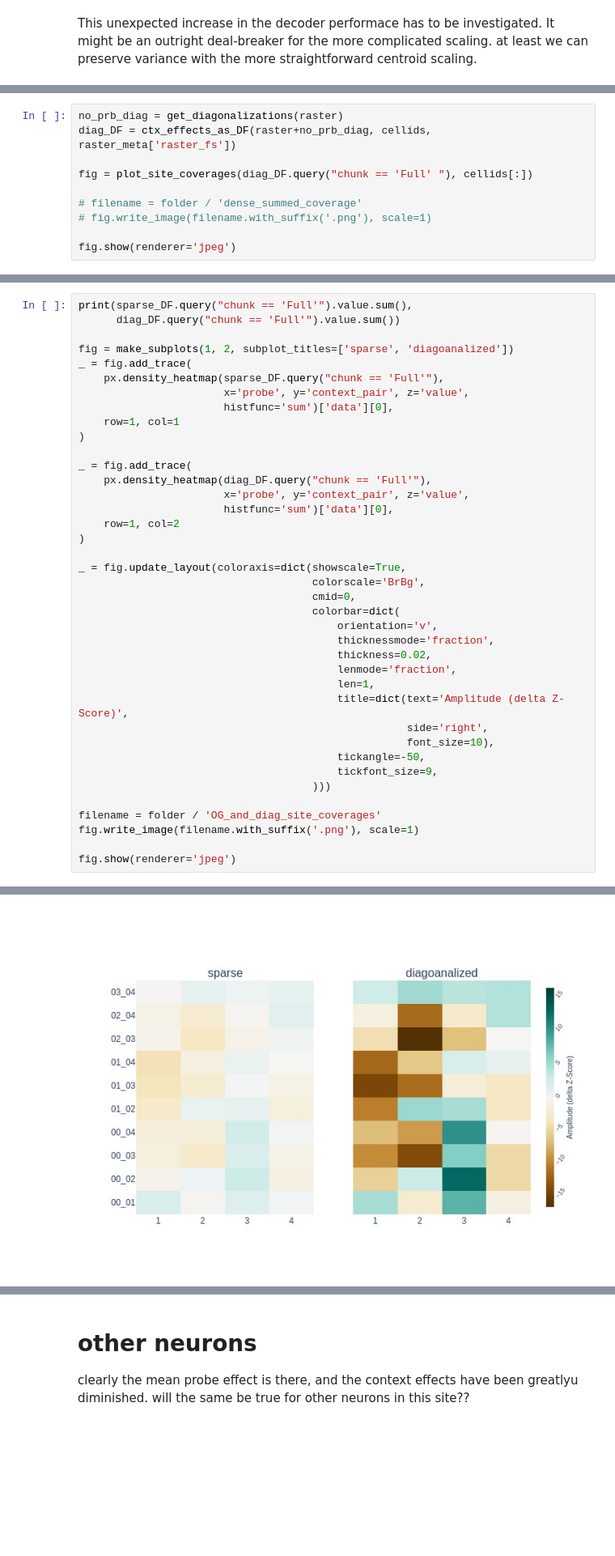
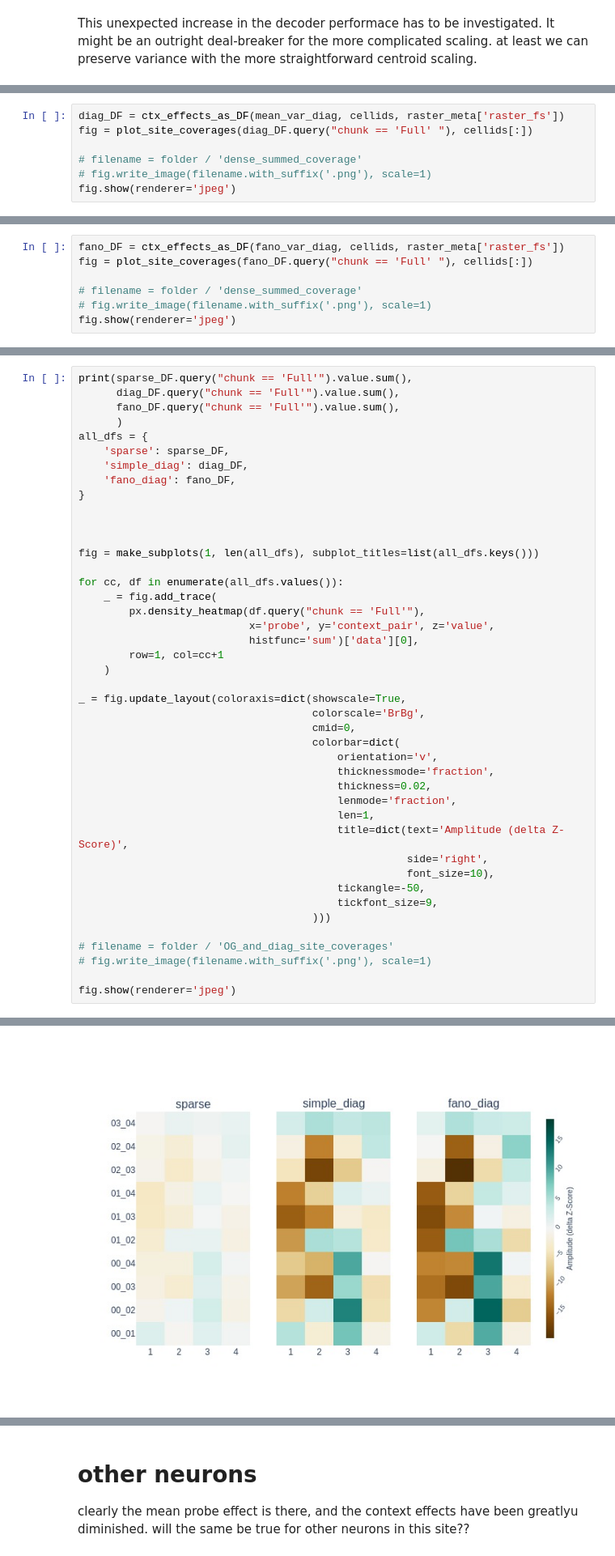
Before and after one commit to Mateo-Lopez-Espejo/context_probe_analysis, a Jupyter notebook: notebooks/221219_decoder.ipynb, the cells around one changed output, grey strips where cells are left out. Shown: that part at 81% size. Drawn from its saved outputs; the diff is of its cells as text; blank space fills up the shorter version.

```diff
--- a/notebooks/221219_decoder.ipynb
+++ b/notebooks/221219_decoder.ipynb
@@ -965,13 +849,10 @@ fig.show(renderer='jpeg')
 # %% [output]
 [figure]
 # %%
-no_prb_diag = get_diagonalizations(raster)
-diag_DF = ctx_effects_as_DF(raster+no_prb_diag, cellids, raster_meta['raster_fs'])
-
+diag_DF = ctx_effects_as_DF(mean_var_diag, cellids, raster_meta['raster_fs'])
 fig = plot_site_coverages(diag_DF.query("chunk == 'Full' "), cellids[:])
 
 # filename = folder / 'dense_summed_coverage'
 # fig.write_image(filename.with_suffix('.png'), scale=1)
-
 fig.show(renderer='jpeg')
 # %% [output]
@@ -978,0 +860,7 @@ fig.show(renderer='jpeg')
+# %%
+fano_DF = ctx_effects_as_DF(fano_var_diag, cellids, raster_meta['raster_fs'])
+fig = plot_site_coverages(fano_DF.query("chunk == 'Full' "), cellids[:])
+
+# filename = folder / 'dense_summed_coverage'
+# fig.write_image(filename.with_suffix('.png'), scale=1)
+fig.show(renderer='jpeg')
@@ -979,21 +869,25 @@ fig.show(renderer='jpeg')
 # %%
 print(sparse_DF.query("chunk == 'Full'").value.sum(),
-      diag_DF.query("chunk == 'Full'").value.sum())
+      diag_DF.query("chunk == 'Full'").value.sum(),
+      fano_DF.query("chunk == 'Full'").value.sum(),
+      )
+all_dfs = {
+    'sparse': sparse_DF,
+    'simple_diag': diag_DF,
+    'fano_diag': fano_DF,
+}
 
-fig = make_subplots(1, 2, subplot_titles=['sparse', 'diagoanalized'])
-_ = fig.add_trace(
-    px.density_heatmap(sparse_DF.query("chunk == 'Full'"),
-                       x='probe', y='context_pair', z='value',
-                       histfunc='sum')['data'][0],
-    row=1, col=1
-)
 
-_ = fig.add_trace(
-    px.density_heatmap(diag_DF.query("chunk == 'Full'"),
-                       x='probe', y='context_pair', z='value',
-                       histfunc='sum')['data'][0],
-    row=1, col=2
-)
+
+fig = make_subplots(1, len(all_dfs), subplot_titles=list(all_dfs.keys()))
+
+for cc, df in enumerate(all_dfs.values()):
+    _ = fig.add_trace(
+        px.density_heatmap(df.query("chunk == 'Full'"),
+                           x='probe', y='context_pair', z='value',
+                           histfunc='sum')['data'][0],
+        row=1, col=cc+1
+    )
 
 _ = fig.update_layout(coloraxis=dict(showscale=True,
                                      colorscale='BrBg',
@@ -1011,8 +905,8 @@ _ = fig.update_layout(coloraxis=dict(showscale=True,
                                          tickfont_size=9,
                                      )))
 
-filename = folder / 'OG_and_diag_site_coverages'
-fig.write_image(filename.with_suffix('.png'), scale=1)
+# filename = folder / 'OG_and_diag_site_coverages'
+# fig.write_image(filename.with_suffix('.png'), scale=1)
 
 fig.show(renderer='jpeg')
 # %% [output]
@@ -1020 +914 @@ fig.show(renderer='jpeg')
-[figure, old version]
+[figure, new version]
```
Also changed, not shown: parts of 33 cells of this notebook, 2 other files.
